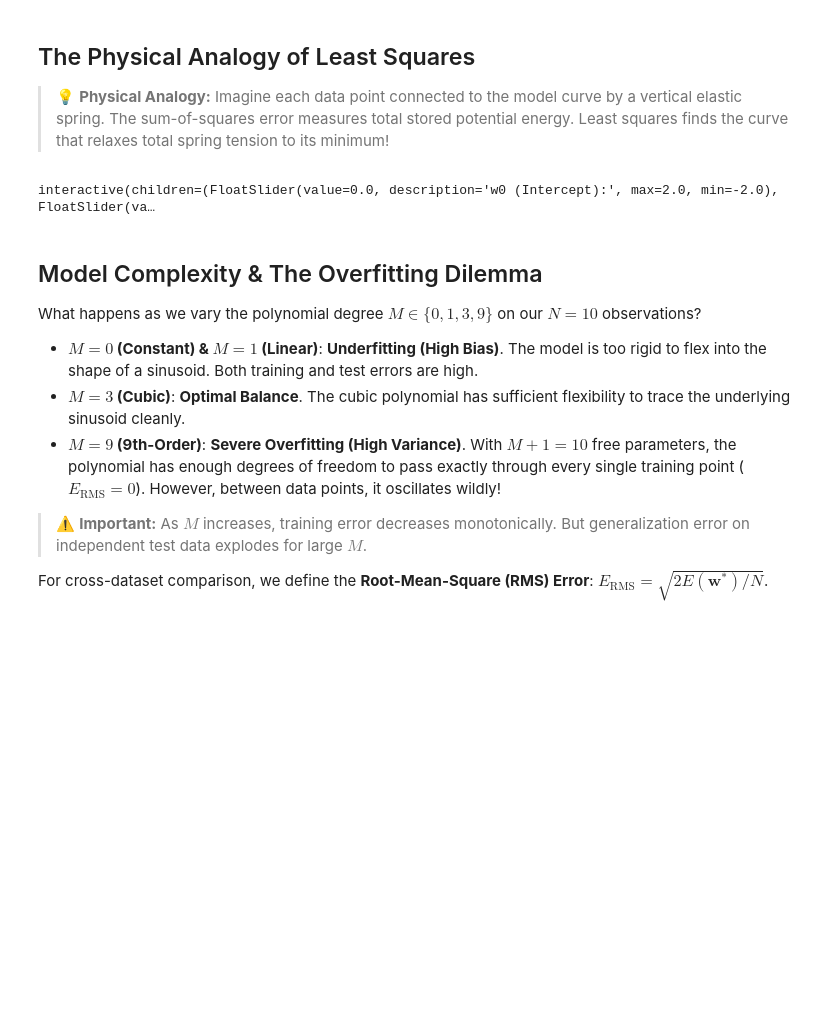
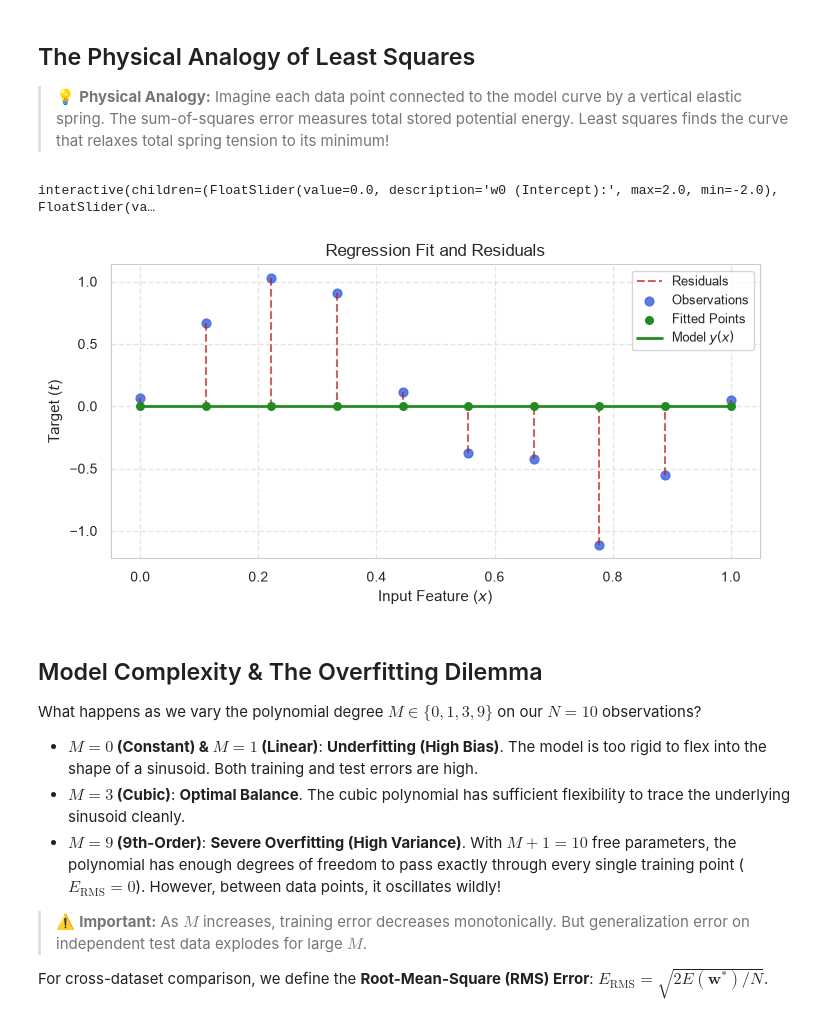
Before and after one commit to konstantin-schekotihin/dl_course, a Jupyter notebook: ML-DL/02_deep_learning/04_regression.ipynb, the cells around one changed output. Saved outputs shown, nothing was run; the diff lists cells and outputs as text; code cells hidden in the pictures; blank space fills up the shorter version.

Commit message:
04_regression: figures instead of ASCII diagrams, problem-first sections, computed least-squares projection

```diff
--- a/ML-DL/02_deep_learning/04_regression.ipynb
+++ b/ML-DL/02_deep_learning/04_regression.ipynb
@@ -68,16 +75,19 @@ hp.plot_synthetic_regression_data(x_dense, t_dense, x_train, t_train)
 # %%
 # Interactive Residuals Callback Definition
 def plot_interactive_residuals(w0=0.0, w1=0.0):
-    """Interactive widget callback visualizing residuals as elastic springs pulling on a linear model."""
+    """Interactive widget callback visualizing residuals as elastic springs pulling on a linear
+    model."""
     f = lambda x: w0 + w1 * x
     hp.plot_residuals(f, x_train, t_train, show=False)
 # %%
 # Interactive Exploration: Visualizing Residuals as Vertical Elastic Springs
 interact(plot_interactive_residuals,
-         w0=widgets.FloatSlider(min=-2.0, max=2.0, step=0.1, value=0.0, description="w0 (Intercept):"),
+         w0=widgets.FloatSlider(min=-2.0, max=2.0, step=0.1, value=0.0,
+                                description="w0 (Intercept):"),
          w1=widgets.FloatSlider(min=-4.0, max=4.0, step=0.1, value=0.0, description="w1 (Slope):"));
 # %% [output]
 interactive(children=(FloatSlider(value=0.0, description='w0 (Intercept):', max=2.0, min=-2.0), FloatSlider(va…
+[figure, added]
 # %% [markdown]
 ## Model Complexity & The Overfitting Dilemma
 
```
Also changed, not shown: parts of 56 cells of this notebook, 4 other files.
